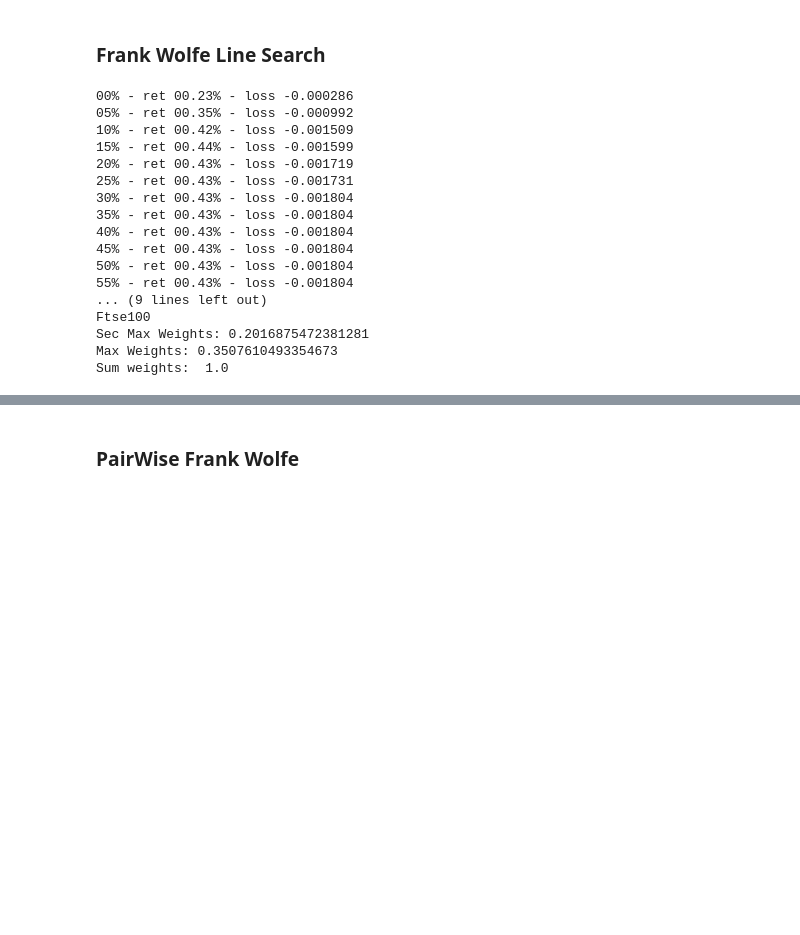
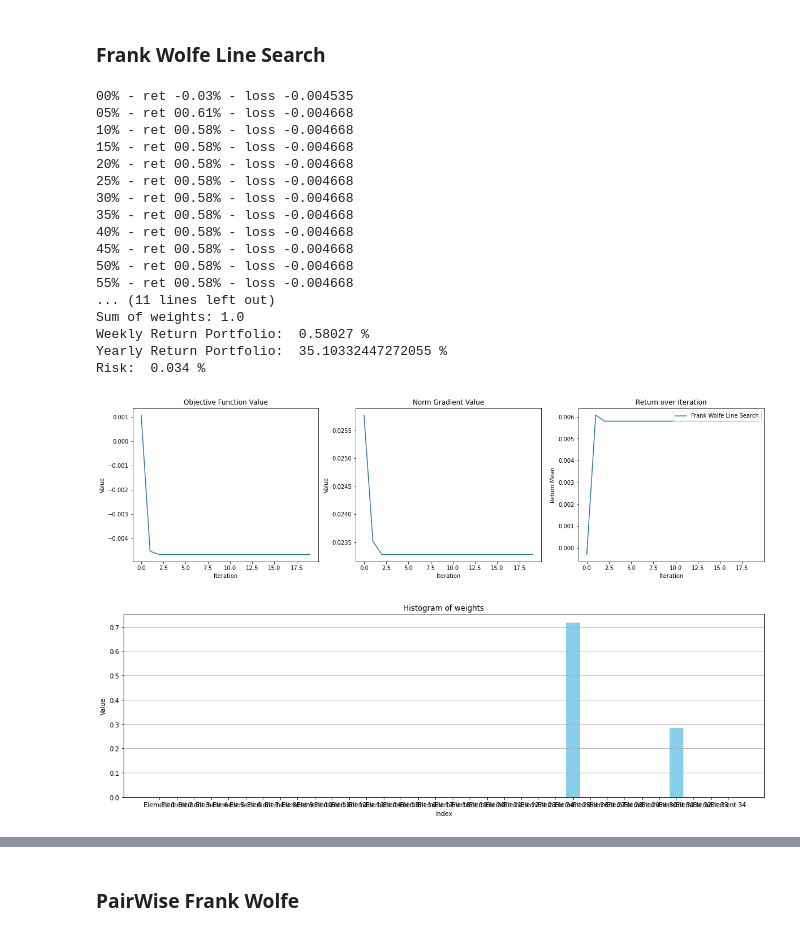
Before and after one commit to RobEngin/Methods-for-Portfolio-Optimization, a Jupyter notebook: opt-project.ipynb, the cells around one changed output, grey strips where cells are left out. Drawn from its saved outputs; the diff is of its cells as text; code cells hidden in the pictures; blank space fills up the shorter version.

```diff
--- a/opt-project.ipynb
+++ b/opt-project.ipynb
@@ -480,51 +433,50 @@ for itr in range(ITERATIONS):
         print(f"{int(itr/ITERATIONS*100):02}%", end="")
 
     grad = gradient(weights, mean_returns, cov_matrix, RISK_AVERSION)
     s = np.zeros(nStocks)
     s[np.argmin(grad)] = 1
 
     # Store values for plotting
     loss_values_ls.append(loss(weights, mean_returns, cov_matrix, RISK_AVERSION))
     grad_values_ls.append(np.linalg.norm(grad))
     returns_iteration_ls.append(checkMeanRet(weights, mean_returns))
 
     # Calcola il passo ottimale con la line search
     gamma = line_search(weights, s, mean_returns, cov_matrix, RISK_AVERSION)
     weights = (1 - gamma) * weights + gamma * s
 
     # Proiezione per assicurare che i pesi siano validi
     weights = np.clip(weights, 0, 1)
     weights /= np.sum(weights)
 
     # Verifica la convergenza
     if np.linalg.norm(grad) < 1e-6:
         break
 
     if itr % (ITERATIONS * 0.05) == 0:
         print(f" - ret {(returns_iteration_ls[-1])*100:05.2f}% - loss {loss(weights, mean_returns, cov_matrix, RISK_AVERSION):05.6f}")
 
 # Esegui l'ottimizzazione
 optimal_weights_ls = weights
 
-print('\n' + PORTFOLIO)
-print(f"Sec Max Weights: {second_largest_partition(optimal_weights_ls)}")
-print(f"Max Weights: {np.max(optimal_weights_ls)}")
-print("Sum weights: ", np.sum(optimal_weights_ls))
+plot_results(loss_values_ls, grad_values_ls, returns_iteration_ls, optimal_weights_ls, 'Frank Wolfe Line Search')
 # %% [output]
-00% - ret 00.23% - loss -0.000286
-05% - ret 00.35% - loss -0.000992
-10% - ret 00.42% - loss -0.001509
-15% - ret 00.44% - loss -0.001599
-20% - ret 00.43% - loss -0.001719
-25% - ret 00.43% - loss -0.001731
-30% - ret 00.43% - loss -0.001804
-35% - ret 00.43% - loss -0.001804
-40% - ret 00.43% - loss -0.001804
-45% - ret 00.43% - loss -0.001804
-50% - ret 00.43% - loss -0.001804
-55% - ret 00.43% - loss -0.001804
-... (9 lines left out)
-Ftse100
-Sec Max Weights: 0.2016875472381281
-Max Weights: 0.3507610493354673
-Sum weights:  1.0
+00% - ret -0.03% - loss -0.004535
+05% - ret 00.61% - loss -0.004668
+10% - ret 00.58% - loss -0.004668
+15% - ret 00.58% - loss -0.004668
+20% - ret 00.58% - loss -0.004668
+25% - ret 00.58% - loss -0.004668
+30% - ret 00.58% - loss -0.004668
+35% - ret 00.58% - loss -0.004668
+40% - ret 00.58% - loss -0.004668
+45% - ret 00.58% - loss -0.004668
+50% - ret 00.58% - loss -0.004668
+55% - ret 00.58% - loss -0.004668
+... (11 lines left out)
+Sum of weights: 1.0
+Weekly Return Portfolio:  0.58027 %
+Yearly Return Portfolio:  35.10332447272055 %
+Risk:  0.034 %
+[figure, added]
+[figure, added]
```
Also changed, not shown: parts of 25 cells of this notebook.
